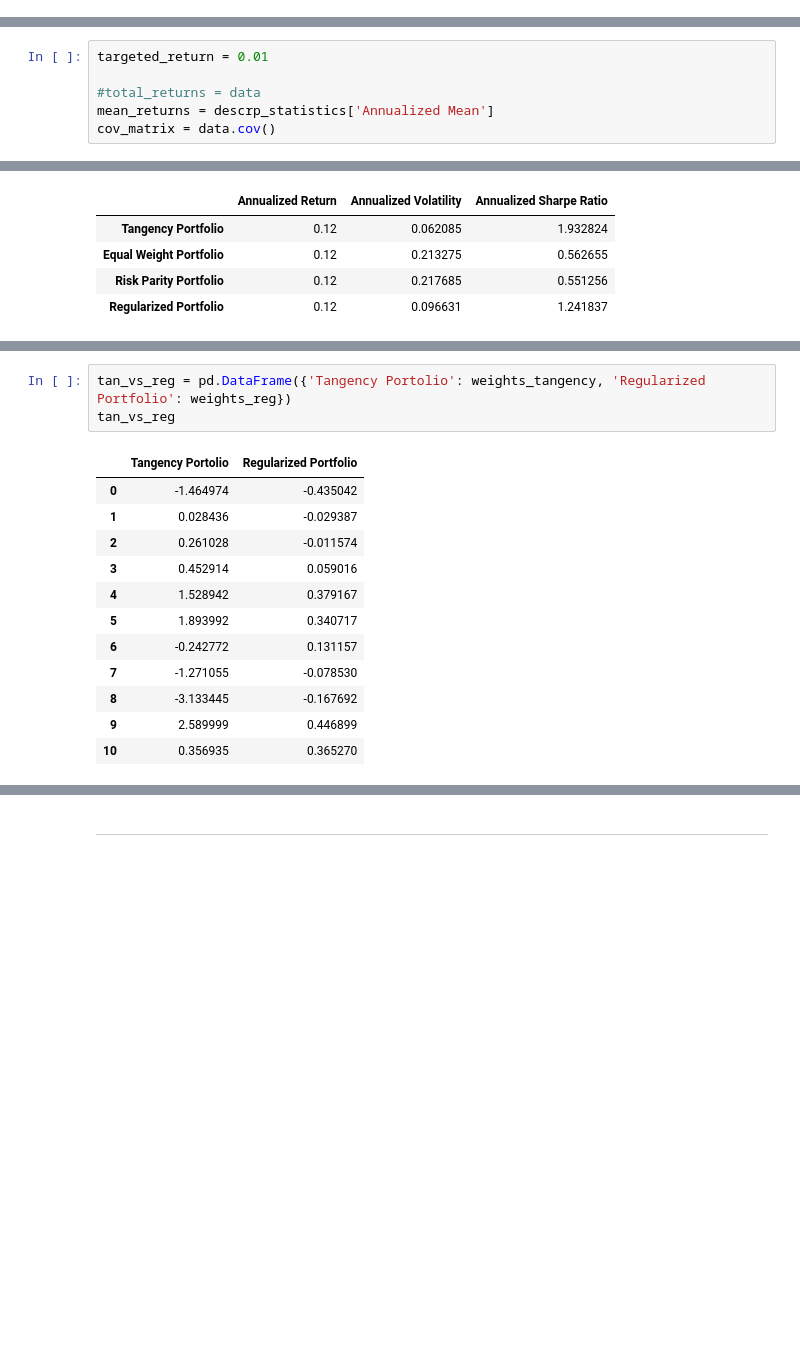
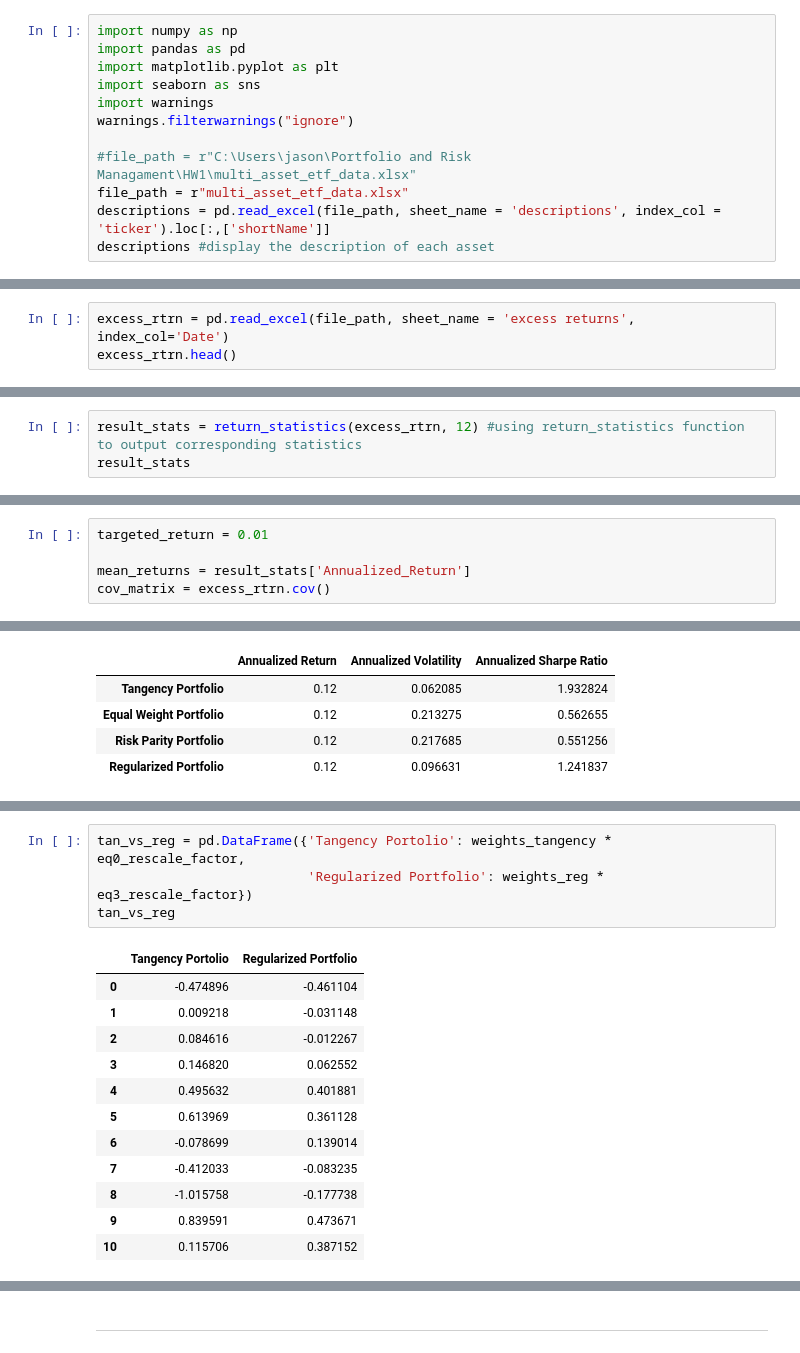
Before and after one commit to sstikhonov/Uchicago_PortfolioRiskManagement, a Jupyter notebook: homework/Homework 1.ipynb, the cells around one changed output, grey strips where cells are left out. Cells and saved outputs as stored; diff of their text form; blank space fills up the shorter version.

```diff
--- a/homework/Homework 1.ipynb
+++ b/homework/Homework 1.ipynb
@@ -195,0 +104,12 @@ performance_stats
+# %%
+import numpy as np
+import pandas as pd
+import matplotlib.pyplot as plt
+import seaborn as sns
+import warnings
+warnings.filterwarnings("ignore")
+
+#file_path = r"C:\Users\jason\Portfolio and Risk Managament\HW1\multi_asset_etf_data.xlsx"
+file_path = r"multi_asset_etf_data.xlsx"
+descriptions = pd.read_excel(file_path, sheet_name = 'descriptions', index_col = 'ticker').loc[:,['shortName']]
+descriptions #display the description of each asset
@@ -195,0 +131,3 @@ performance_stats
+# %%
+excess_rtrn = pd.read_excel(file_path, sheet_name = 'excess returns', index_col='Date')
+excess_rtrn.head()
@@ -195,0 +142,3 @@ performance_stats
+# %%
+result_stats = return_statistics(excess_rtrn, 12) #using return_statistics function to output corresponding statistics
+result_stats
@@ -252,9 +596,8 @@ def mvo_performance_stats(mean_returns, cov_matrix, port_weights, allocation):
 # %%
 targeted_return = 0.01
 
-#total_returns = data
-mean_returns = descrp_statistics['Annualized Mean']
-cov_matrix = data.cov()
+mean_returns = result_stats['Annualized_Return']
+cov_matrix = excess_rtrn.cov()
 # %% [markdown]
 #### Tangency
 
@@ -352,17 +695,18 @@ comparison
 # %%
-tan_vs_reg = pd.DataFrame({'Tangency Portolio': weights_tangency, 'Regularized Portfolio': weights_reg})
+tan_vs_reg = pd.DataFrame({'Tangency Portolio': weights_tangency * eq0_rescale_factor,
+                           'Regularized Portfolio': weights_reg * eq3_rescale_factor})
 tan_vs_reg
 # %% [output]
 |  | Tangency Portolio | Regularized Portfolio |
-| 0 | -1.464974 | -0.435042 |
-| 1 | 0.028436 | -0.029387 |
-| 2 | 0.261028 | -0.011574 |
-| 3 | 0.452914 | 0.059016 |
-| 4 | 1.528942 | 0.379167 |
-| 5 | 1.893992 | 0.340717 |
-| 6 | -0.242772 | 0.131157 |
-| 7 | -1.271055 | -0.078530 |
-| 8 | -3.133445 | -0.167692 |
-| 9 | 2.589999 | 0.446899 |
-| 10 | 0.356935 | 0.365270 |
+| 0 | -0.474896 | -0.461104 |
+| 1 | 0.009218 | -0.031148 |
+| 2 | 0.084616 | -0.012267 |
+| 3 | 0.146820 | 0.062552 |
+| 4 | 0.495632 | 0.401881 |
+| 5 | 0.613969 | 0.361128 |
+| 6 | -0.078699 | 0.139014 |
+| 7 | -0.412033 | -0.083235 |
+| 8 | -1.015758 | -0.177738 |
+| 9 | 0.839591 | 0.473671 |
+| 10 | 0.115706 | 0.387152 |
 # %%
```
Also changed, not shown: parts of 93 cells of this notebook, 1 other file.
